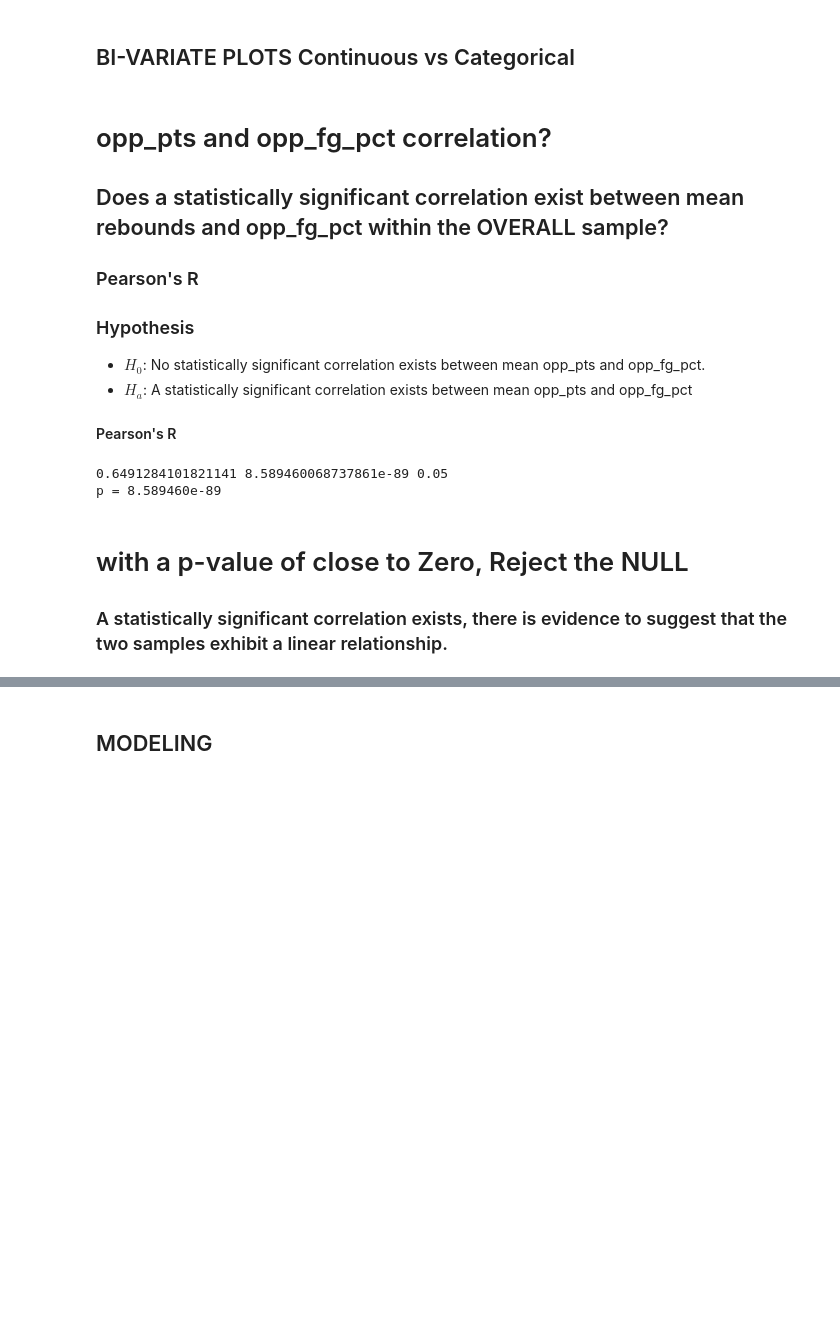
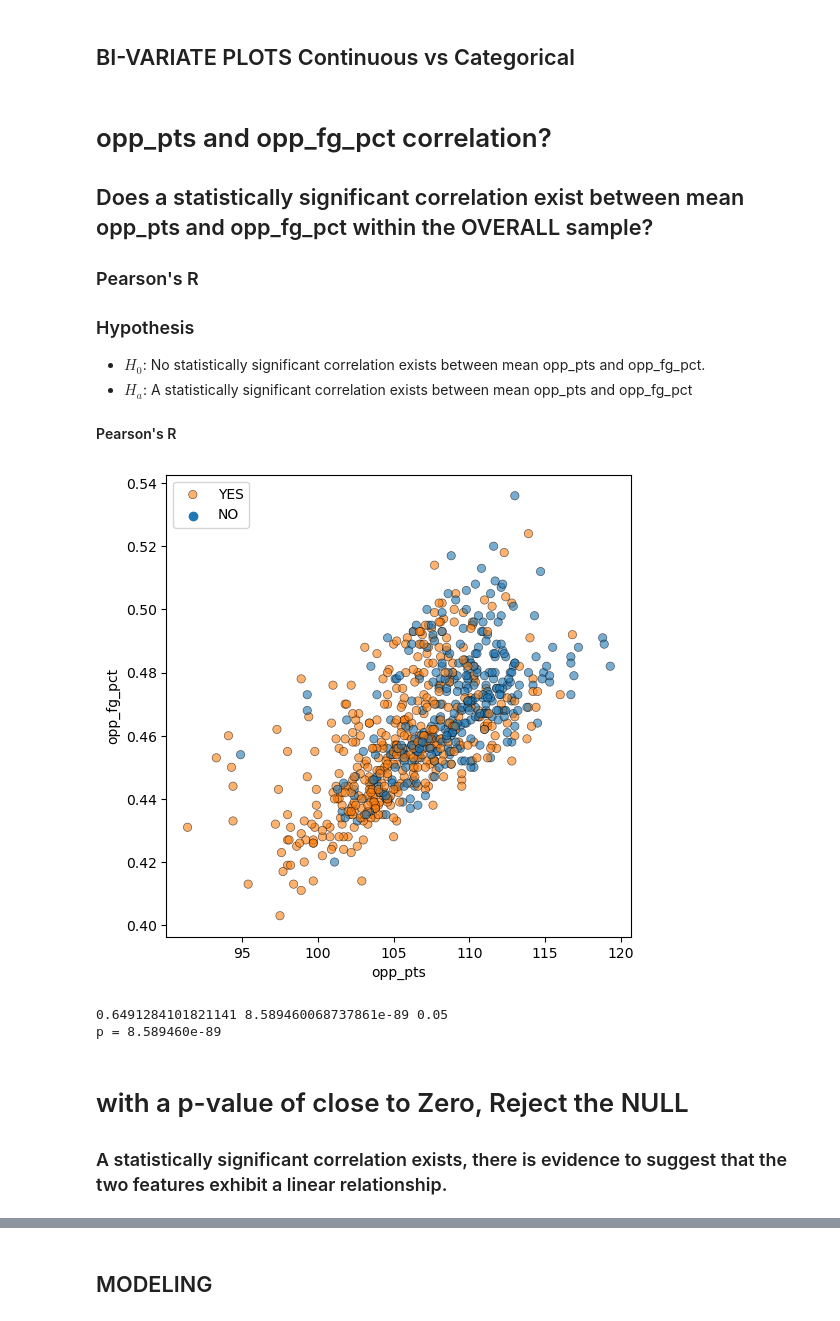
Before and after one commit to RichardAlcabes22/nba_project, a Jupyter notebook: final_nba_project.ipynb, the cells around one changed output, grey strips where cells are left out. Saved outputs shown, nothing was run; the diff lists cells and outputs as text; code cells hidden in the pictures; blank space fills up the shorter version.

```diff
--- a/final_nba_project.ipynb
+++ b/final_nba_project.ipynb
@@ -177,7 +176,7 @@ sns.heatmap(train.corr(),
 ## BI-VARIATE PLOTS Continuous vs Categorical
 # %% [markdown]
 # opp_pts and opp_fg_pct correlation?
-## Does a statistically significant correlation exist between mean rebounds and opp_fg_pct within the OVERALL sample?
+## Does a statistically significant correlation exist between mean opp_pts and opp_fg_pct within the OVERALL sample?
 ### Pearson's R
 
 ### Hypothesis
@@ -185,6 +184,14 @@ sns.heatmap(train.corr(),
 - ${H_0}$: No statistically significant correlation exists between mean opp_pts and opp_fg_pct.
 - ${H_a}$: A statistically significant correlation exists between mean opp_pts and opp_fg_pct
 #### Pearson's R
+# %%
+plt.figure(figsize=(6,6))
+sns.scatterplot(x=train.opp_pts, y=train.opp_fg_pct,hue=train.playoffs,ec='black',alpha=0.6)
+plt.legend(labels=['YES','NO'],loc='upper left',)
+plt.title('')
+plt.show()
+# %% [output]
+[figure, added]
 # %%
 α = 0.05
 
@@ -196,4 +203,4 @@ print(f'p = {p:e}')
 p = 8.589460e-89
 # %% [markdown]
 # with a p-value of close to Zero, Reject the NULL
-### A statistically significant correlation exists, there is evidence to suggest that the two samples exhibit a linear relationship.
+### A statistically significant correlation exists, there is evidence to suggest that the two features exhibit a linear relationship.
```
Also changed, not shown: parts of 20 cells of this notebook, 2 other files.
